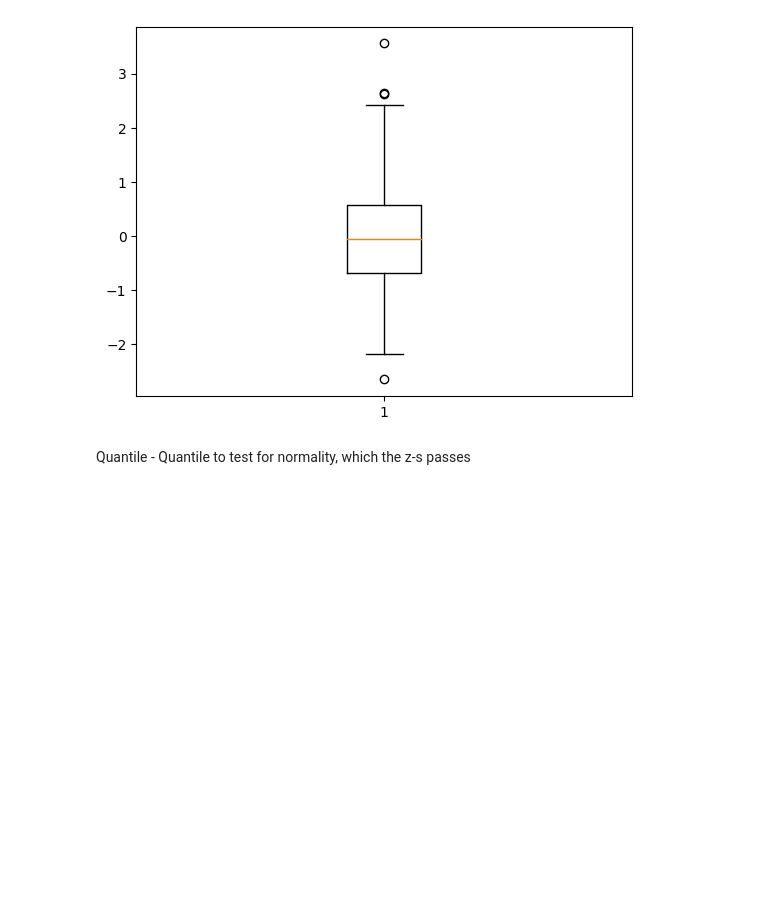
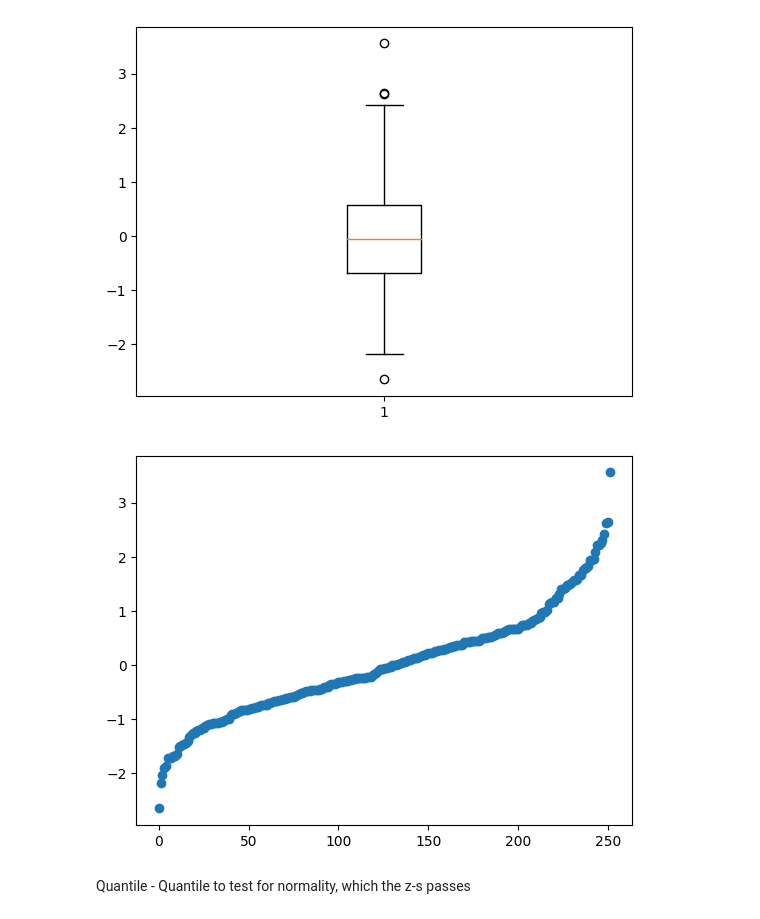
Before and after one commit to Even-tr/IN-STK5000-9000-Project-1, a Jupyter notebook: NotebookV2.ipynb, the cells around one changed output. Drawn from its saved outputs; the diff is of its cells as text; code cells hidden in the pictures; blank space fills up the shorter version.

```diff
--- a/NotebookV2.ipynb
+++ b/NotebookV2.ipynb
@@ -293,6 +293,11 @@ plt.savefig('images/bp_combined.png')
 plt.show()
 # %% [output]
 [figure]
+# %%
+plt.scatter(range(0, len(zs)), sorted(zs))
+plt.savefig('images/combined_scatter.png')
+# %% [output]
+[figure, added]
 # %% [markdown]
 Quantile - Quantile to test for normality, which the z-s passes
 # %%
```
